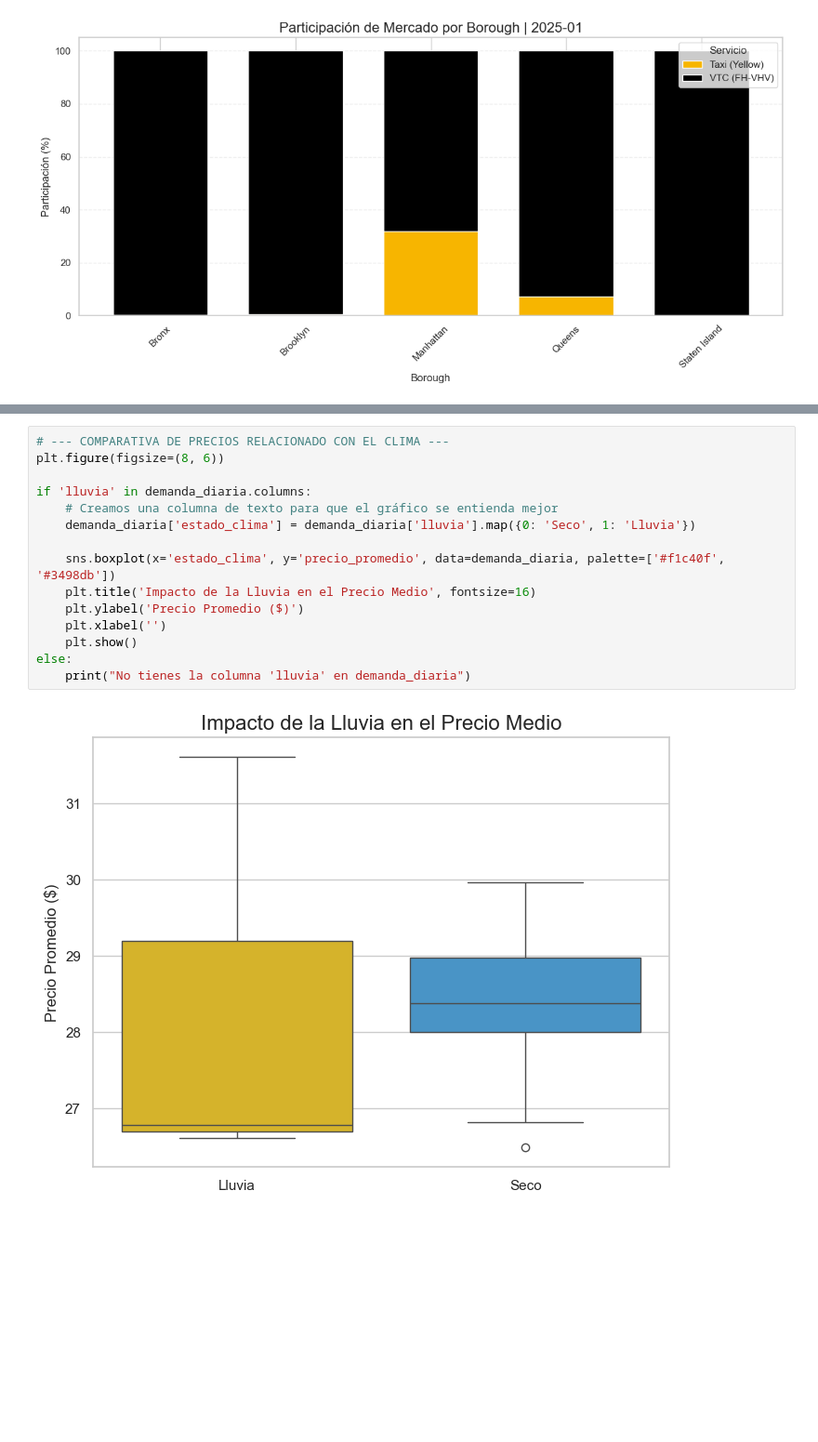
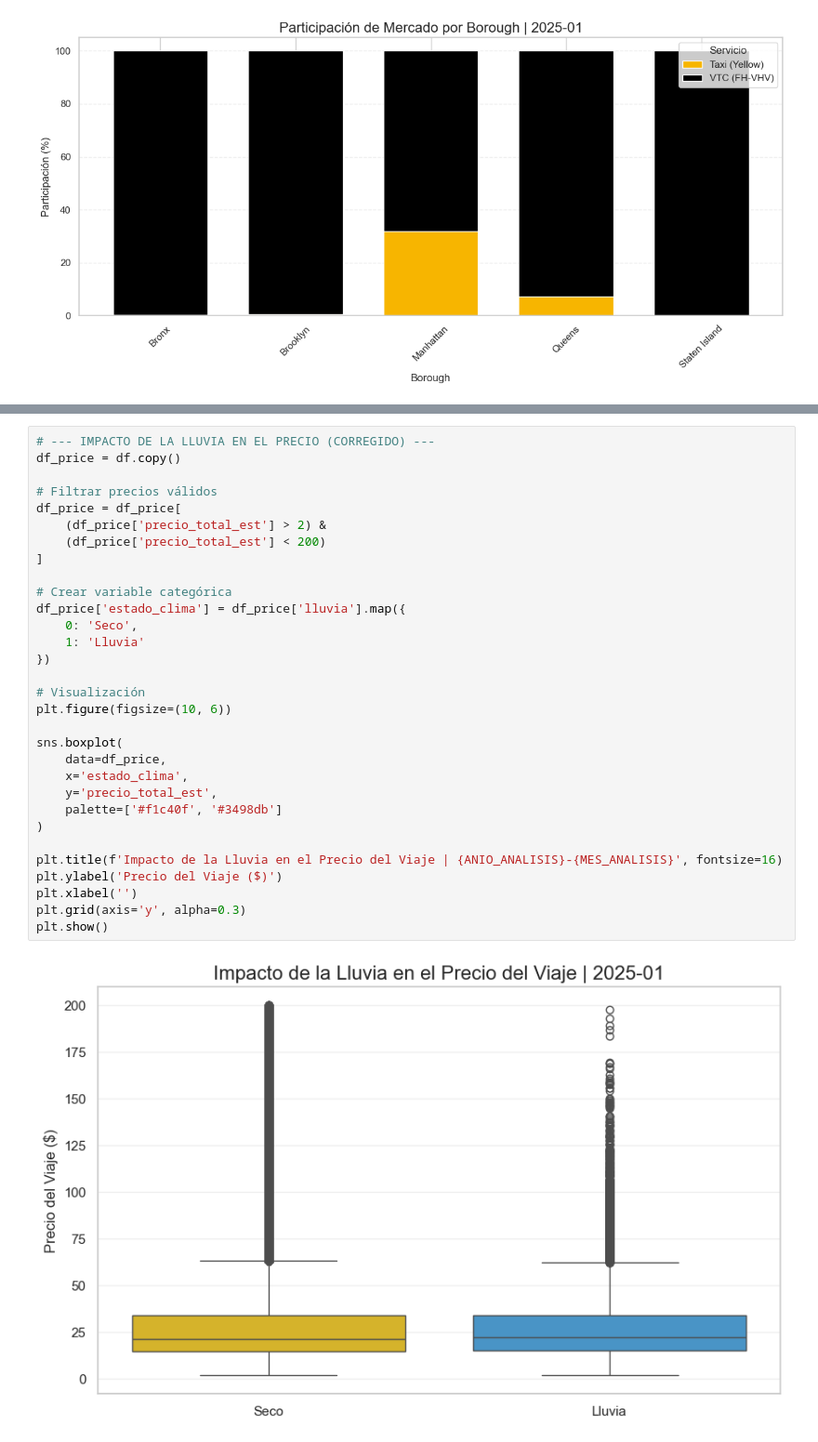
Before and after one commit to carmengranadosv/PD2-conducIA, a Jupyter notebook: src/analysis/1_data_analysis.ipynb, the cells around one changed output, grey strips where cells are left out. Shown at 93% size. Drawn from its saved outputs; the diff is of its cells as text; blank space fills up the shorter version.

Commit message:
Añadimos gráficas necesarias para el estudio de mercado

```diff
--- a/src/analysis/1_data_analysis.ipynb
+++ b/src/analysis/1_data_analysis.ipynb
@@ -970,17 +954,33 @@ plt.show()
 # %%
-# --- COMPARATIVA DE PRECIOS RELACIONADO CON EL CLIMA ---
-plt.figure(figsize=(8, 6))
+# --- IMPACTO DE LA LLUVIA EN EL PRECIO (CORREGIDO) ---
+df_price = df.copy()
 
-if 'lluvia' in demanda_diaria.columns:
-    # Creamos una columna de texto para que el gráfico se entienda mejor
-    demanda_diaria['estado_clima'] = demanda_diaria['lluvia'].map({0: 'Seco', 1: 'Lluvia'})
+# Filtrar precios válidos
+df_price = df_price[
+    (df_price['precio_total_est'] > 2) &
+    (df_price['precio_total_est'] < 200)
+]
 
-    sns.boxplot(x='estado_clima', y='precio_promedio', data=demanda_diaria, palette=['#f1c40f', '#3498db'])
-    plt.title('Impacto de la Lluvia en el Precio Medio', fontsize=16)
-    plt.ylabel('Precio Promedio ($)')
-    plt.xlabel('')
-    plt.show()
-else:
-    print("No tienes la columna 'lluvia' en demanda_diaria")
+# Crear variable categórica
+df_price['estado_clima'] = df_price['lluvia'].map({
+    0: 'Seco',
+    1: 'Lluvia'
+})
+
+# Visualización
+plt.figure(figsize=(10, 6))
+
+sns.boxplot(
+    data=df_price,
+    x='estado_clima',
+    y='precio_total_est',
+    palette=['#f1c40f', '#3498db']
+)
+
+plt.title(f'Impacto de la Lluvia en el Precio del Viaje | {ANIO_ANALISIS}-{MES_ANALISIS}', fontsize=16)
+plt.ylabel('Precio del Viaje ($)')
+plt.xlabel('')
+plt.grid(axis='y', alpha=0.3)
+plt.show()
 # %% [output]
-[figure, old version]
+[figure, new version]
```
Also changed, not shown: parts of 6 cells of this notebook.
